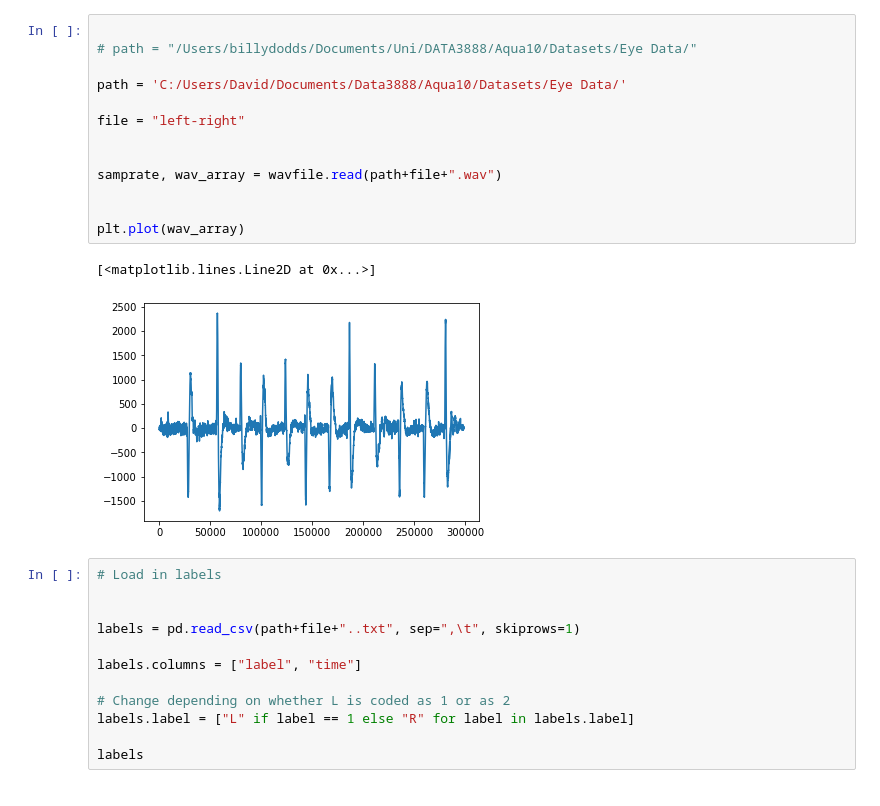
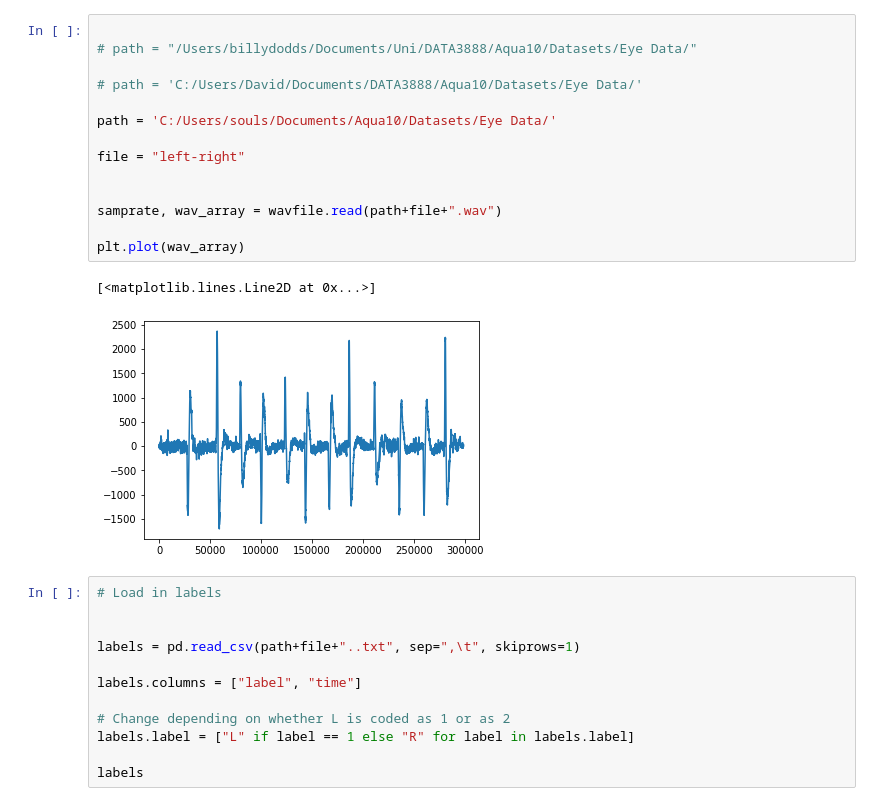
Before and after one commit to BruceWangXD/SpaceInvaders, a Jupyter notebook: catch22.ipynb, the cells around one changed output. Saved outputs shown, nothing was run; the diff lists cells and outputs as text.

```diff
--- a/catch22.ipynb
+++ b/catch22.ipynb
@@ -47,19 +48,20 @@ def read_arduinbro(wav_array, inputBufferSize, k):
 # %%
 
 # path = "/Users/billydodds/Documents/Uni/DATA3888/Aqua10/Datasets/Eye Data/"
 
-path = 'C:/Users/David/Documents/Data3888/Aqua10/Datasets/Eye Data/'
+# path = 'C:/Users/David/Documents/DATA3888/Aqua10/Datasets/Eye Data/'
+
+path = 'C:/Users/souls/Documents/Aqua10/Datasets/Eye Data/'
 
 file = "left-right"
 
 
 samprate, wav_array = wavfile.read(path+file+".wav")
 
-
 plt.plot(wav_array)
 # %% [output]
 [<matplotlib.lines.Line2D at 0x...>]
-[figure, old version]
+[figure, new version]
 # %%
 # Load in labels
 
```
Also changed, not shown: parts of 6 cells of this notebook.
